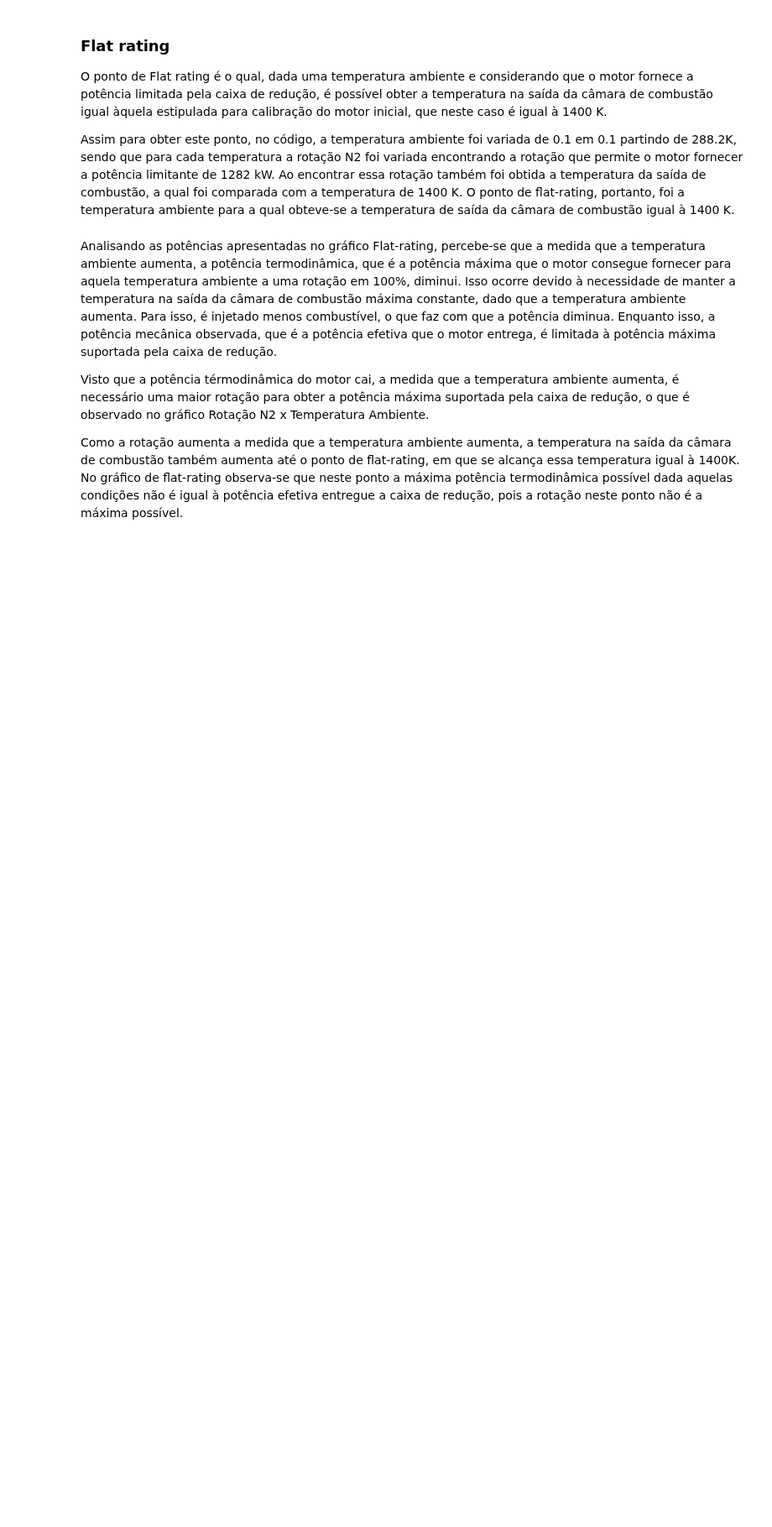
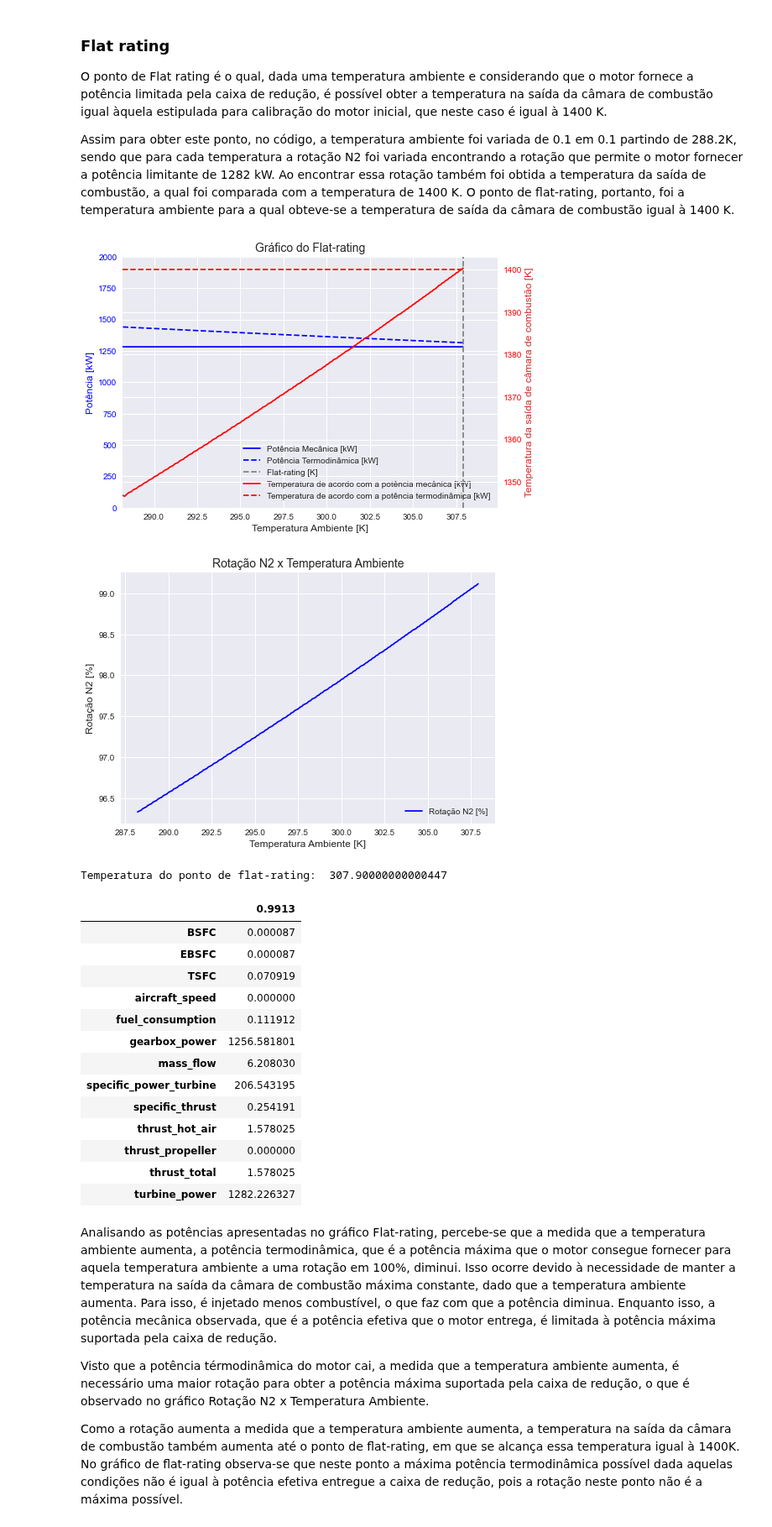
Before and after one commit to jonasdegrave/gas-turbine, a Jupyter notebook: gasTurbineReport.ipynb, the cells around one changed output. Shown at 84% size. Drawn from its saved outputs; the diff is of its cells as text; code cells hidden in the pictures; blank space fills up the shorter version.

```diff
--- a/gasTurbineReport.ipynb
+++ b/gasTurbineReport.ipynb
@@ -1882,7 +2200,7 @@ plot4, = ax2.plot(TAs,  results.iloc[0], color="red", label='Temperatura de acor
 plot5 = ax2.hlines(y = T04_target, xmin= min(TAs), xmax= max(TAs), color ='red', linestyle='--', label='Temperatura de acordo com a potência termodinâmica [kW]')
 
 # set y-axis label
-ax2.set_ylabel("Temperatura da saída de câmara de combustão [K]",color="red",fontsize=12)
+ax2.set_ylabel("Temperatura da saída de câmara de combustão [K]",color="tab:red",fontsize=12)
 # set y-axis color
 ax2.tick_params(axis ='y', labelcolor = 'red')
 
@@ -1900,33 +2218,51 @@ fig.savefig('images/questao4/flat_rating.jpg',
 
 
 '''
     N2 x Temperatura Ambiente Graph
 '''
 # create figure and axis objects with subplots()
 fig2,ax = plt.subplots()
 # set title
 plt.title("Rotação N2 x Temperatura Ambiente",fontsize=14)
 # make a plot
 ax.plot(TAs, [x * 100 for x in N2s] , color="blue", label='Rotação N2 [%]')
 # set x-axis label
 ax.set_xlabel("Temperatura Ambiente [K]",fontsize=12)
 # set y-axis label
 ax.set_ylabel("Rotação N2 [%]",fontsize=12)
 # Add legends
 ax.legend(loc='lower right')
 
 # Show plot
 plt.show()
 
 # save the plot as a file
 fig2.savefig('images/questao4/rotacao_tempAmb.jpg',
             format='jpeg',
             dpi=100,
             bbox_inches='tight')
 
 print("Temperatura do ponto de flat-rating: ", max(TAs))
 
 performance_results
+# %% [output]
+[figure, added]
+[figure, added]
+Temperatura do ponto de flat-rating:  307.90000000000447
+|  | 0.9913 |
+| BSFC | 0.000087 |
+| EBSFC | 0.000087 |
+| TSFC | 0.070919 |
+| aircraft_speed | 0.000000 |
+| fuel_consumption | 0.111912 |
+| gearbox_power | 1256.581801 |
+| mass_flow | 6.208030 |
+| specific_power_turbine | 206.543195 |
+| specific_thrust | 0.254191 |
+| thrust_hot_air | 1.578025 |
+| thrust_propeller | 0.000000 |
+| thrust_total | 1.578025 |
+| turbine_power | 1282.226327 |
 # %% [markdown]
 Analisando as potências apresentadas no gráfico Flat-rating, percebe-se que a medida que a temperatura ambiente aumenta, a potência termodinâmica, que é a potência máxima que o motor consegue fornecer para aquela temperatura ambiente a uma rotação em 100%, diminui. Isso ocorre devido à necessidade de manter a temperatura na saída da câmara de combustão máxima constante, dado que a temperatura ambiente aumenta. Para isso, é injetado menos combustível, o que faz com que a potência diminua. Enquanto isso, a potência mecânica observada, que é a potência efetiva que o motor entrega, é limitada à potência máxima suportada pela caixa de redução.
 
```
Also changed, not shown: parts of 48 cells of this notebook.
